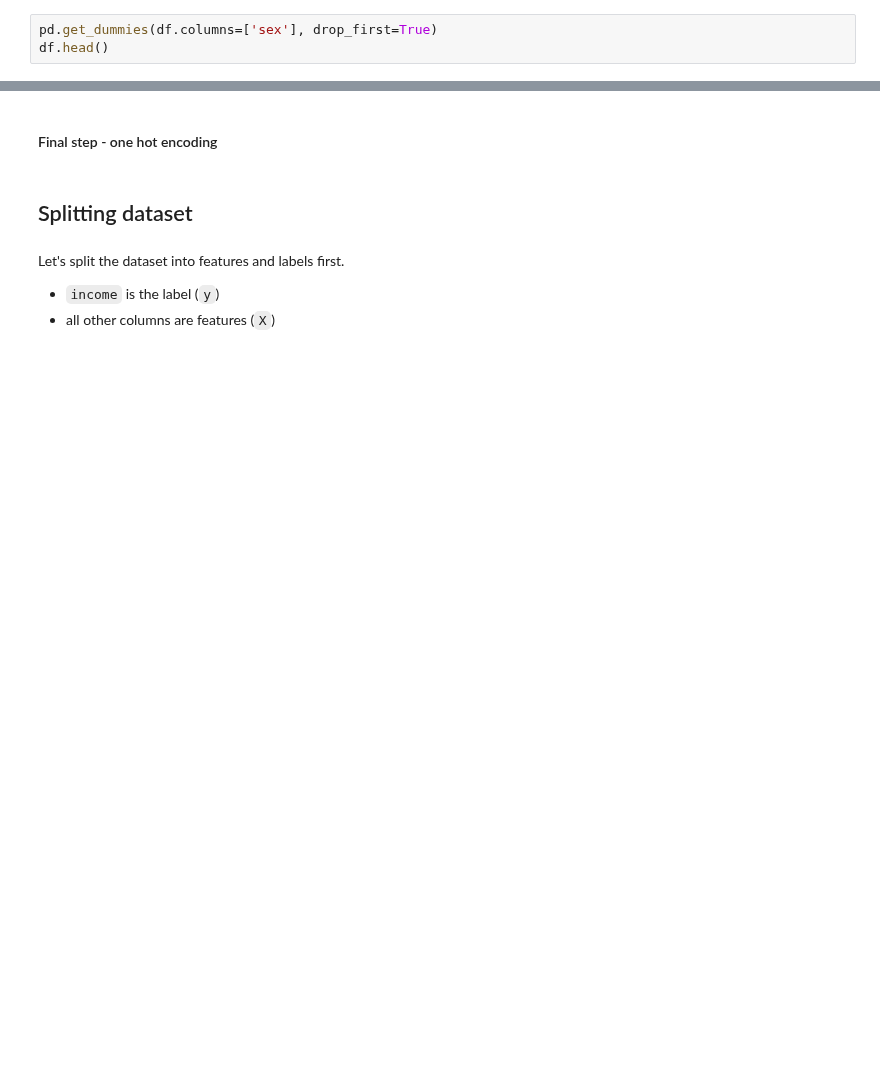
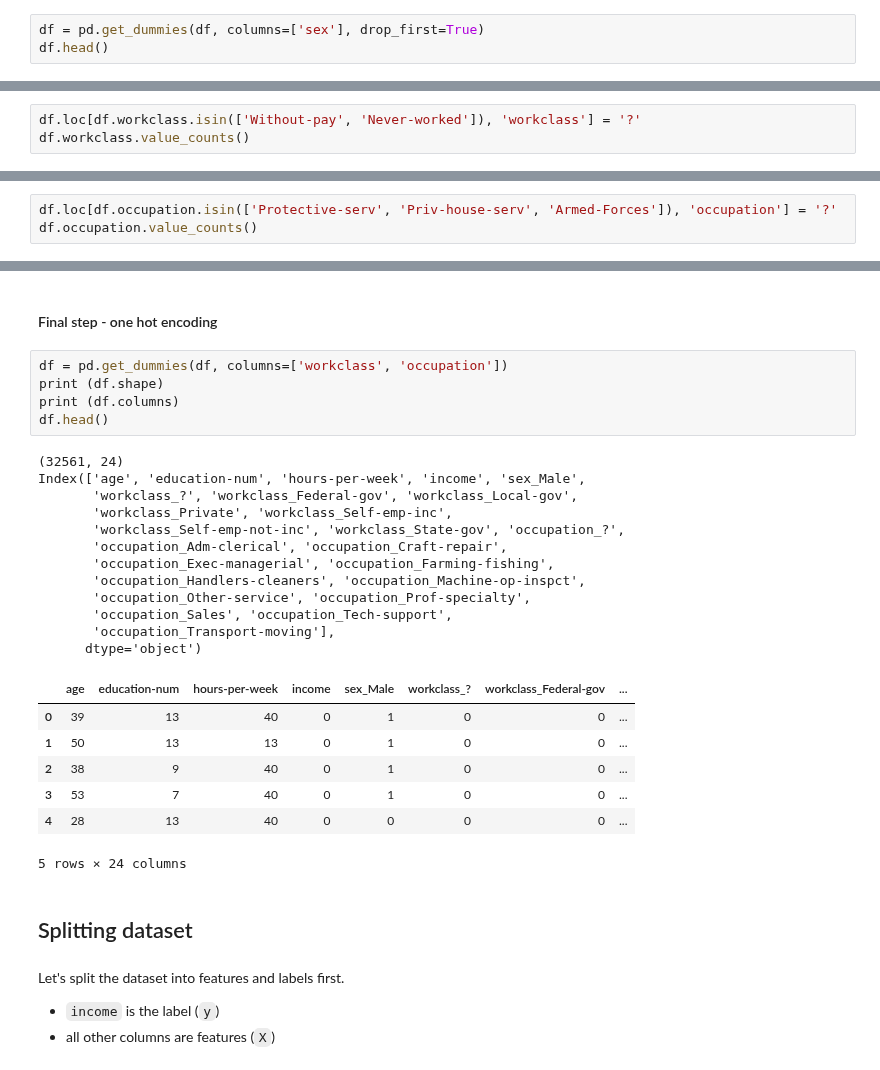
Before and after one commit to For-Chance/CourseOfConstructionInformation, a Jupyter notebook: Class/Class_11/CensusKeras/census_keras_empty.ipynb, the cells around one changed output, grey strips where cells are left out. Saved outputs shown, nothing was run; the diff lists cells and outputs as text; blank space fills up the shorter version.

```diff
--- a/Class/Class_11/CensusKeras/census_keras_empty.ipynb
+++ b/Class/Class_11/CensusKeras/census_keras_empty.ipynb
@@ -81,5 +119,5 @@ df.head()
 # %% [markdown]
 #### Second step - change the `sex` column into binary values
 # %%
-pd.get_dummies(df.columns=['sex'], drop_first=True)
+df = pd.get_dummies(df, columns=['sex'], drop_first=True)
 df.head()
@@ -90,2 +167,5 @@ Let's check if we have any rare classes
 # %% [markdown]
 Then we should replace rare classes for one-hot encoded columns
+# %%
+df.loc[df.workclass.isin(['Without-pay', 'Never-worked']), 'workclass'] = '?'
+df.workclass.value_counts()
@@ -91,0 +181,3 @@ Then we should replace rare classes for one-hot encoded columns
+# %%
+df.loc[df.occupation.isin(['Protective-serv', 'Priv-house-serv', 'Armed-Forces']), 'occupation'] = '?'
+df.occupation.value_counts()
@@ -92,5 +198,30 @@ Then we should replace rare classes for one-hot encoded columns
 # %% [markdown]
 #### Final step - one hot encoding
+# %%
+df = pd.get_dummies(df, columns=['workclass', 'occupation'])
+print (df.shape)
+print (df.columns)
+df.head()
+# %% [output]
+(32561, 24)
+Index(['age', 'education-num', 'hours-per-week', 'income', 'sex_Male',
+       'workclass_?', 'workclass_Federal-gov', 'workclass_Local-gov',
+       'workclass_Private', 'workclass_Self-emp-inc',
+       'workclass_Self-emp-not-inc', 'workclass_State-gov', 'occupation_?',
+       'occupation_Adm-clerical', 'occupation_Craft-repair',
+       'occupation_Exec-managerial', 'occupation_Farming-fishing',
+       'occupation_Handlers-cleaners', 'occupation_Machine-op-inspct',
+       'occupation_Other-service', 'occupation_Prof-specialty',
+       'occupation_Sales', 'occupation_Tech-support',
+       'occupation_Transport-moving'],
+      dtype='object')
+|  | age | education-num | hours-per-week | income | sex_Male | workclass_? | workclass_Federal-gov | ... |
+| 0 | 39 | 13 | 40 | 0 | 1 | 0 | 0 | ... |
+| 1 | 50 | 13 | 13 | 0 | 1 | 0 | 0 | ... |
+| 2 | 38 | 9 | 40 | 0 | 1 | 0 | 0 | ... |
+| 3 | 53 | 7 | 40 | 0 | 1 | 0 | 0 | ... |
+| 4 | 28 | 13 | 40 | 0 | 0 | 0 | 0 | ... |
+5 rows × 24 columns
 # %% [markdown]
 ## Splitting dataset
 # %% [markdown]
```
Also changed, not shown: parts of 31 cells of this notebook.
